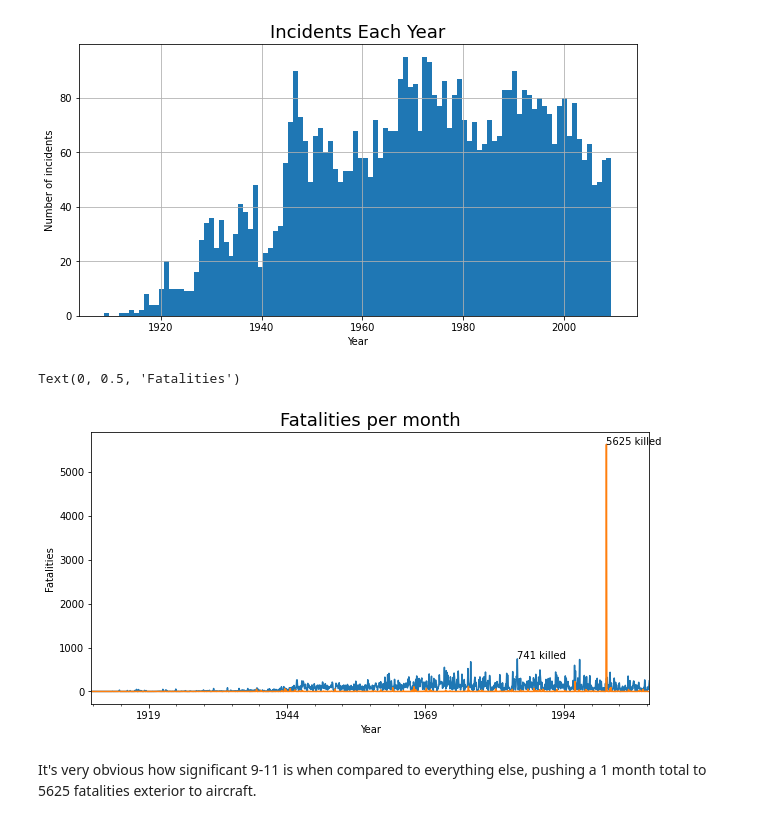
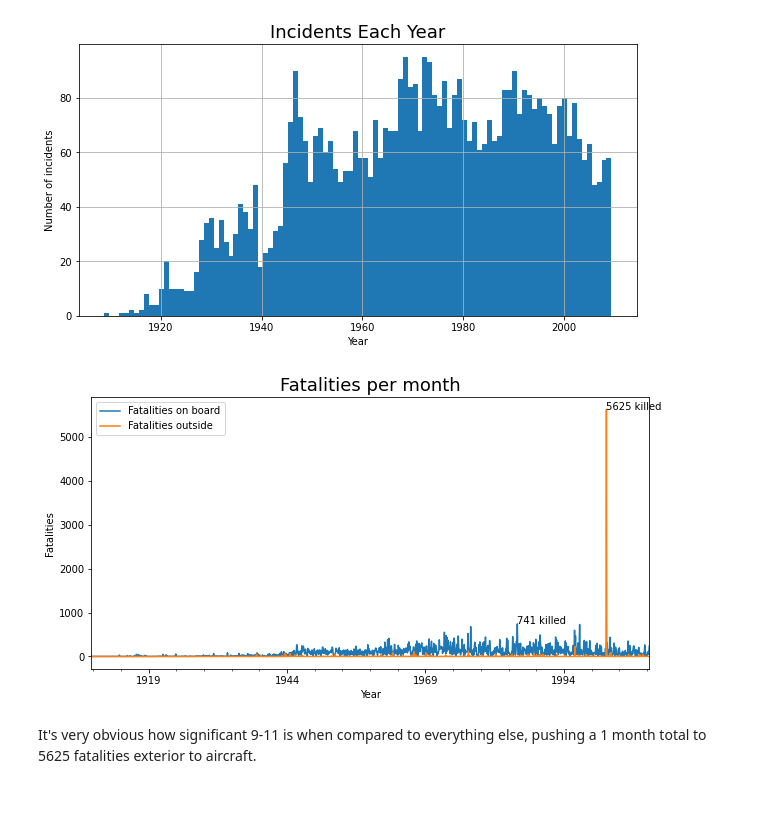
Before and after one commit to unyxium/data_project, a Jupyter notebook: aircraft_crashes.ipynb, the cells around one changed output. Drawn from its saved outputs; the diff is of its cells as text; code cells hidden in the pictures.

Commit message:
added legend

```diff
--- a/aircraft_crashes.ipynb
+++ b/aircraft_crashes.ipynb
@@ -149,24 +149,24 @@ plt.show()
 # %%
 fatalities_by_m = aircraft_crashes.set_index('date').groupby(pd.Grouper(freq='1M')).sum().fatalities
 fatalities_by_m.plot()
 ground_fatalities_by_m = aircraft_crashes.set_index('date').groupby(pd.Grouper(freq='1M')).sum().ground_fatalities
 ground_fatalities_by_m.plot()
 
 date = ground_fatalities_by_m.idxmax()
 killed = int(ground_fatalities_by_m.loc[date])
 plt.annotate(f"{killed} killed", (date, killed))
 
 date = fatalities_by_m.idxmax()
 killed = int(fatalities_by_m.loc[date])
 plt.annotate(f"{killed} killed", (date, killed))
 
 plt.title("Fatalities per month", fontsize=18)
 plt.xlabel('Year', fontsize=10)
 plt.ylabel('Fatalities', fontsize=10)
+plt.legend(['Fatalities on board', 'Fatalities outside'])
 
 plt.show()
 # %% [output]
-Text(0, 0.5, 'Fatalities')
-[figure, old version]
+[figure, new version]
 # %% [markdown]
 It's very obvious how significant 9-11 is when compared to everything else, pushing a 1 month total to 5625 fatalities exterior to aircraft.
```
